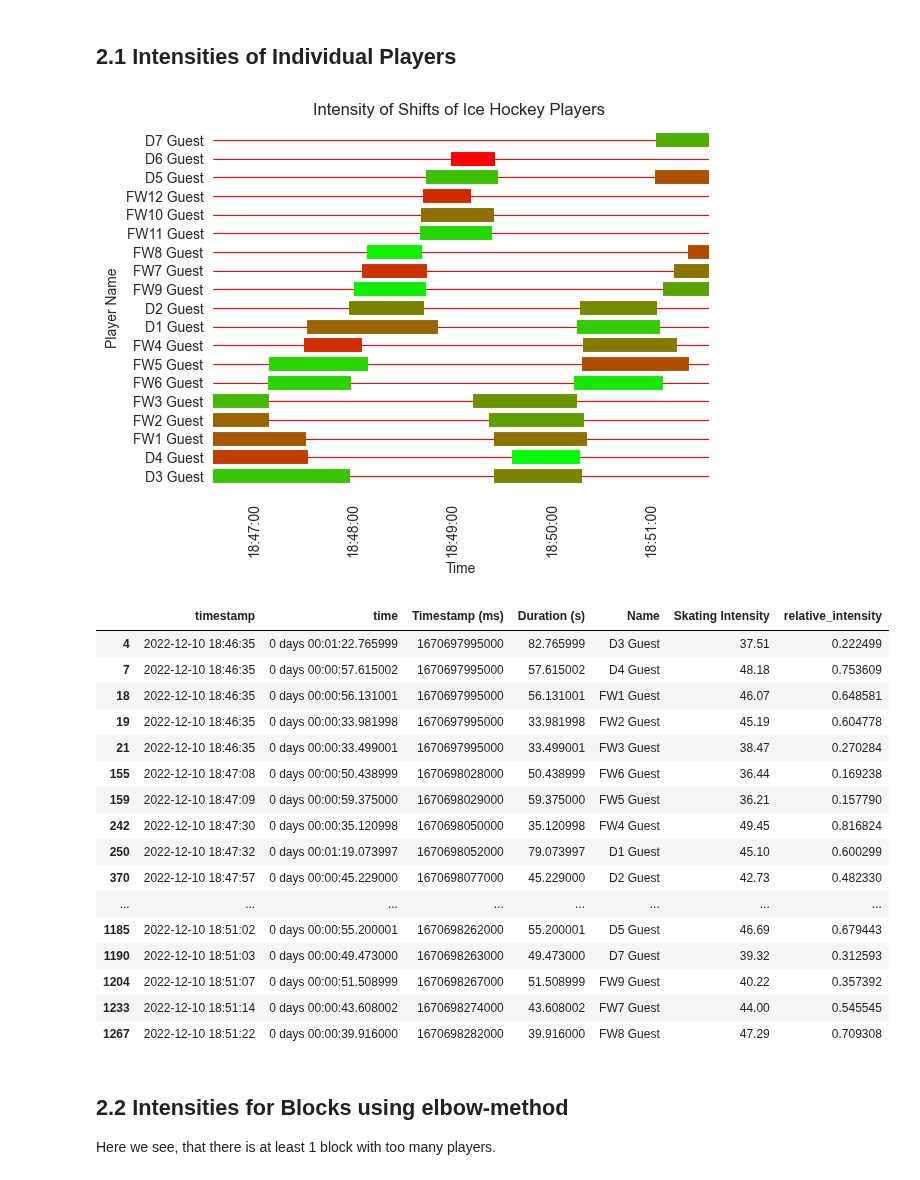
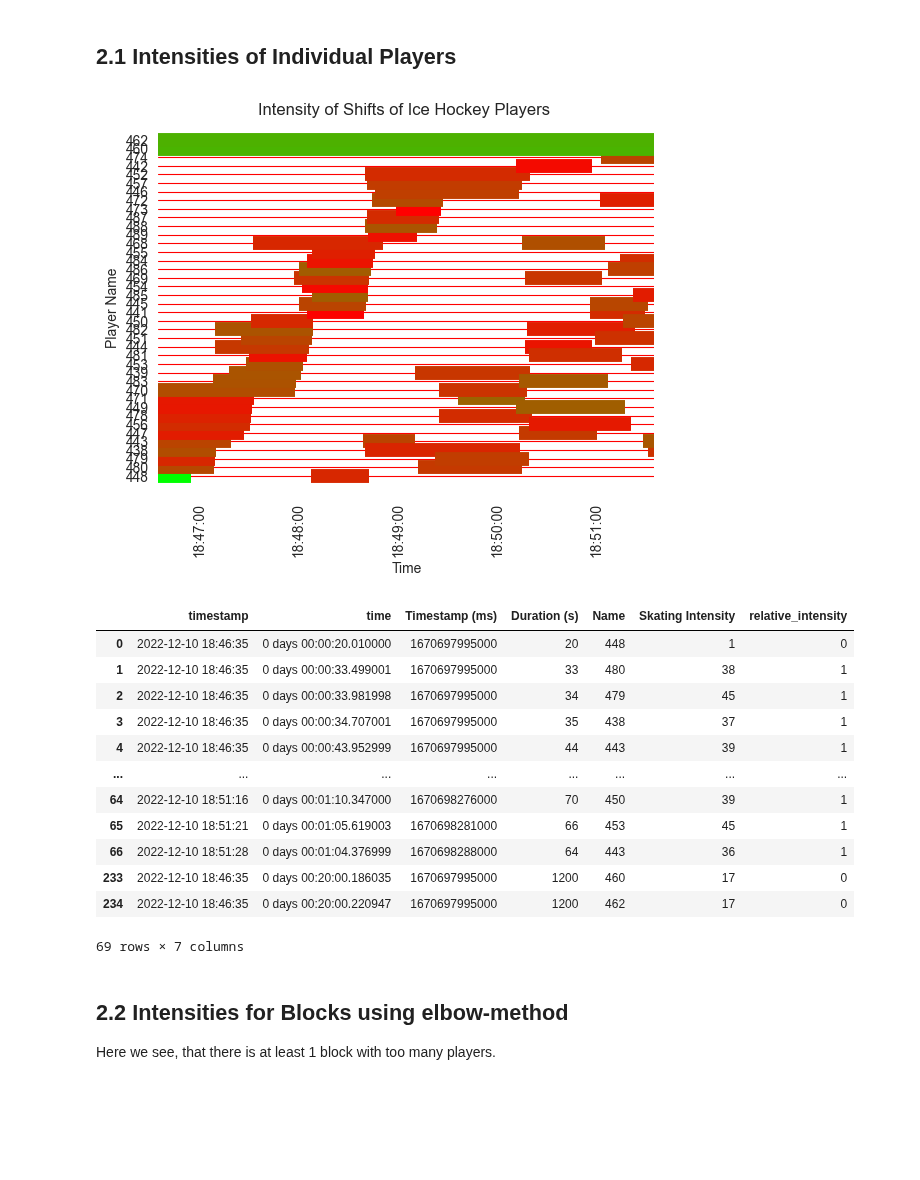
Before and after one commit to arnoldram/dataunionsihf, a Jupyter notebook: playground_joel.ipynb, the cells around one changed output. Drawn from its saved outputs; the diff is of its cells as text; code cells hidden in the pictures; blank space fills up the shorter version.

Commit message:
reading from API working now

```diff
--- a/playground_joel.ipynb
+++ b/playground_joel.ipynb
@@ -13,4 +13,5 @@ import pandas as pd
 from kneed import KneeLocator
 from sklearn.cluster import KMeans
 
+pd.options.display.float_format = '{:.0f}'.format
 random.seed(42)
@@ -23,8 +27,7 @@ Data loaded from API is slightly different from the data from CSV, so it needs t
 # %%
 
 # basic configurations
-READ_FROM_API = False
-
+READ_FROM_API = True
 
 # load data
 if READ_FROM_API:
@@ -41,9 +44,8 @@ if READ_FROM_API:
     }
 
     df = df_json.rename(columns=web_csv_translation)
-    df["Name"] = df["Name"].to_string()
-
-    # todo: The row "Timestamp (ms) is still missing
+    df["Name"] = df["Name"].apply(lambda x: str(x))
+    df["Timestamp (ms)"] = pd.to_datetime(df["Timestamp in local format"]).apply(lambda x: x.timestamp() * 1000)
 
 else:
     FILE = "data/Events-Match_Test__TEAM_A_vs__TEAM_B-Period_Period_1_Period_Period_2_Period_Period_3.csv"
@@ -77,4 +79,10 @@ Try different configurations ond see how to best calculate the intensities of di
 # %%
 # Generate dataset
 df_no_keepers = df[~df["Name"].str.contains("Goalkeeper")]
-df_no_keepers = df_no_keepers[df_no_keepers["Name"].str.contains("Guest")]
+
+if not READ_FROM_API:
+    # because we have no actual names when reading from api.
+    # but we need to separate teams somehow else. Not done yet.
+    df_no_keepers = df_no_keepers[df_no_keepers["Name"].str.contains("Guest")]
+
+df_no_keepers
@@ -83,26 +105,22 @@ df_no_keepers = df_no_keepers[df_no_keepers["Name"].str.contains("Guest")]
 # %%
 block_config = None
 
-utils.plot_shifts_with_intensity_individual(df_no_keepers, block_config=block_config)
+utils.plot_shifts_with_intensity(df_no_keepers, block_config=block_config)
 # %% [output]
-[figure, old version]
+[figure, new version]
 |  | timestamp | time | Timestamp (ms) | Duration (s) | Name | Skating Intensity | relative_intensity |
-| 4 | 2022-12-10 18:46:35 | 0 days 00:01:22.765999 | 1670697995000 | 82.765999 | D3 Guest | 37.51 | 0.222499 |
-| 7 | 2022-12-10 18:46:35 | 0 days 00:00:57.615002 | 1670697995000 | 57.615002 | D4 Guest | 48.18 | 0.753609 |
-| 18 | 2022-12-10 18:46:35 | 0 days 00:00:56.131001 | 1670697995000 | 56.131001 | FW1 Guest | 46.07 | 0.648581 |
-| 19 | 2022-12-10 18:46:35 | 0 days 00:00:33.981998 | 1670697995000 | 33.981998 | FW2 Guest | 45.19 | 0.604778 |
-| 21 | 2022-12-10 18:46:35 | 0 days 00:00:33.499001 | 1670697995000 | 33.499001 | FW3 Guest | 38.47 | 0.270284 |
-| 155 | 2022-12-10 18:47:08 | 0 days 00:00:50.438999 | 1670698028000 | 50.438999 | FW6 Guest | 36.44 | 0.169238 |
-| 159 | 2022-12-10 18:47:09 | 0 days 00:00:59.375000 | 1670698029000 | 59.375000 | FW5 Guest | 36.21 | 0.157790 |
-| 242 | 2022-12-10 18:47:30 | 0 days 00:00:35.120998 | 1670698050000 | 35.120998 | FW4 Guest | 49.45 | 0.816824 |
-| 250 | 2022-12-10 18:47:32 | 0 days 00:01:19.073997 | 1670698052000 | 79.073997 | D1 Guest | 45.10 | 0.600299 |
-| 370 | 2022-12-10 18:47:57 | 0 days 00:00:45.229000 | 1670698077000 | 45.229000 | D2 Guest | 42.73 | 0.482330 |
+| 0 | 2022-12-10 18:46:35 | 0 days 00:00:20.010000 | 1670697995000 | 20 | 448 | 1 | 0 |
+| 1 | 2022-12-10 18:46:35 | 0 days 00:00:33.499001 | 1670697995000 | 33 | 480 | 38 | 1 |
+| 2 | 2022-12-10 18:46:35 | 0 days 00:00:33.981998 | 1670697995000 | 34 | 479 | 45 | 1 |
+| 3 | 2022-12-10 18:46:35 | 0 days 00:00:34.707001 | 1670697995000 | 35 | 438 | 37 | 1 |
+| 4 | 2022-12-10 18:46:35 | 0 days 00:00:43.952999 | 1670697995000 | 44 | 443 | 39 | 1 |
 | ... | ... | ... | ... | ... | ... | ... | ... |
-| 1185 | 2022-12-10 18:51:02 | 0 days 00:00:55.200001 | 1670698262000 | 55.200001 | D5 Guest | 46.69 | 0.679443 |
-| 1190 | 2022-12-10 18:51:03 | 0 days 00:00:49.473000 | 1670698263000 | 49.473000 | D7 Guest | 39.32 | 0.312593 |
-| 1204 | 2022-12-10 18:51:07 | 0 days 00:00:51.508999 | 1670698267000 | 51.508999 | FW9 Guest | 40.22 | 0.357392 |
-| 1233 | 2022-12-10 18:51:14 | 0 days 00:00:43.608002 | 1670698274000 | 43.608002 | FW7 Guest | 44.00 | 0.545545 |
-| 1267 | 2022-12-10 18:51:22 | 0 days 00:00:39.916000 | 1670698282000 | 39.916000 | FW8 Guest | 47.29 | 0.709308 |
+| 64 | 2022-12-10 18:51:16 | 0 days 00:01:10.347000 | 1670698276000 | 70 | 450 | 39 | 1 |
+| 65 | 2022-12-10 18:51:21 | 0 days 00:01:05.619003 | 1670698281000 | 66 | 453 | 45 | 1 |
+| 66 | 2022-12-10 18:51:28 | 0 days 00:01:04.376999 | 1670698288000 | 64 | 443 | 36 | 1 |
+| 233 | 2022-12-10 18:46:35 | 0 days 00:20:00.186035 | 1670697995000 | 1200 | 460 | 17 | 0 |
+| 234 | 2022-12-10 18:46:35 | 0 days 00:20:00.220947 | 1670697995000 | 1200 | 462 | 17 | 0 |
+69 rows × 7 columns
 # %% [markdown]
 ## 2.2 Intensities for Blocks using elbow-method
 
```
Also changed, not shown: parts of 5 cells of this notebook, 1 other file.
